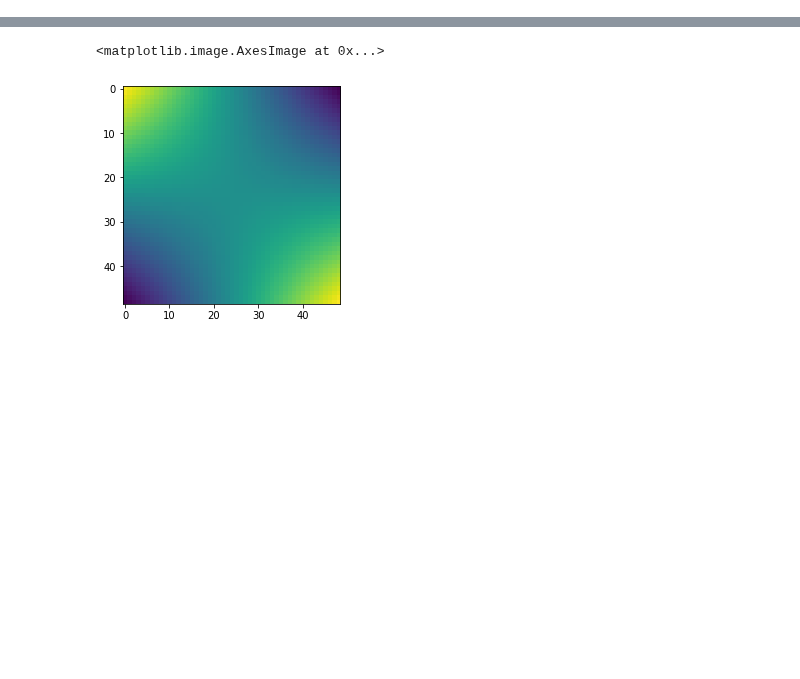
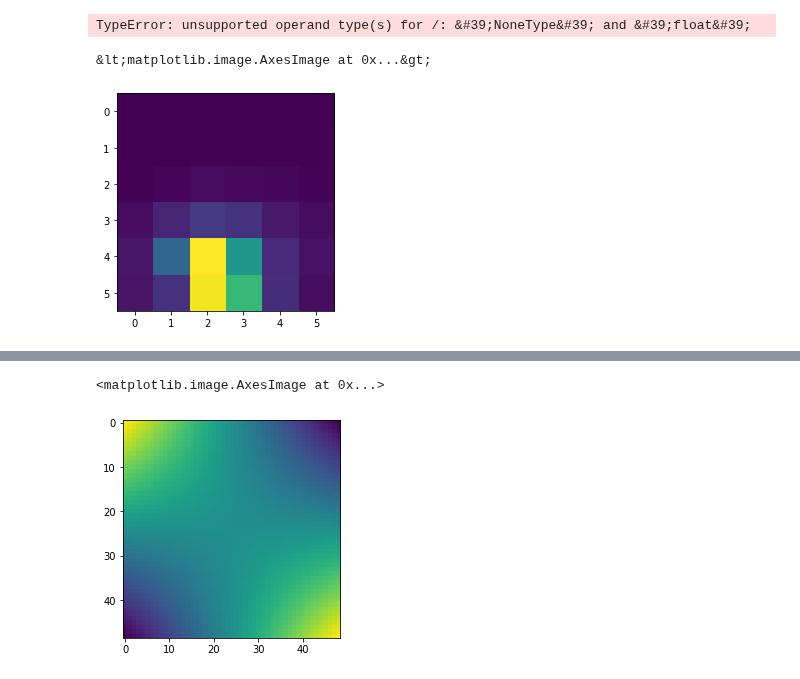
Before and after one commit to afeinstein20/eleanor, a Jupyter notebook: notebooks/psf_demo.ipynb, the cells around one changed output, grey strips where cells are left out. Cells and saved outputs as stored; diff of their text form; code cells hidden in the pictures; blank space fills up the shorter version.

```diff
--- a/notebooks/psf_demo.ipynb
+++ b/notebooks/psf_demo.ipynb
@@ -12,0 +50,3 @@ data = eleanor.TargetData(star, height=15, width=15, do_pca=True, do_psf=False)
+# %%
+stars_in_tpf = data.get_stars_in_tpf(star.coords, 13, 13)
+stars_in_tpf[stars_in_tpf.Tmag < 14]
@@ -12,0 +71,10 @@ data = eleanor.TargetData(star, height=15, width=15, do_pca=True, do_psf=False)
+# %%
+i = 1
+xy = np.array(WCS(data.post_obj.header, naxis=2).all_world2pix(stars_in_tpf.RA, stars_in_tpf.Dec, 1)).T
+print(np.max(xy - np.array([data.cen_x, data.cen_y])))
+pxcoords = eleanor.use_pointing_model(np.array(xy).T[i], data.pointing_model[100])[0][:2]
+around = 3
+low_x, high_x = int(pxcoords[1]) - 3, int(pxcoords[1]) + 3
+low_y, high_y = int(pxcoords[0]) - 3, int(pxcoords[0]) + 3
+print(pxcoords)
+print(data.cen_x, data.cen_y)
@@ -12,0 +102,9 @@ data = eleanor.TargetData(star, height=15, width=15, do_pca=True, do_psf=False)
+# %%
+data.get_stars_in_tpf(star.coords, 13, 13)
+# %% [output]
+TypeError: unsupported operand type(s) for /: &#39;NoneType&#39; and &#39;float&#39;
+# %%
+plt.imshow(np.mean(data.post_obj.flux, axis=0)[low_x:high_x, low_y:high_y])
+# %% [output]
+&lt;matplotlib.image.AxesImage at 0x...&gt;
+[figure, added]
```
Also changed, not shown: parts of 17 cells of this notebook, 5 other files.
